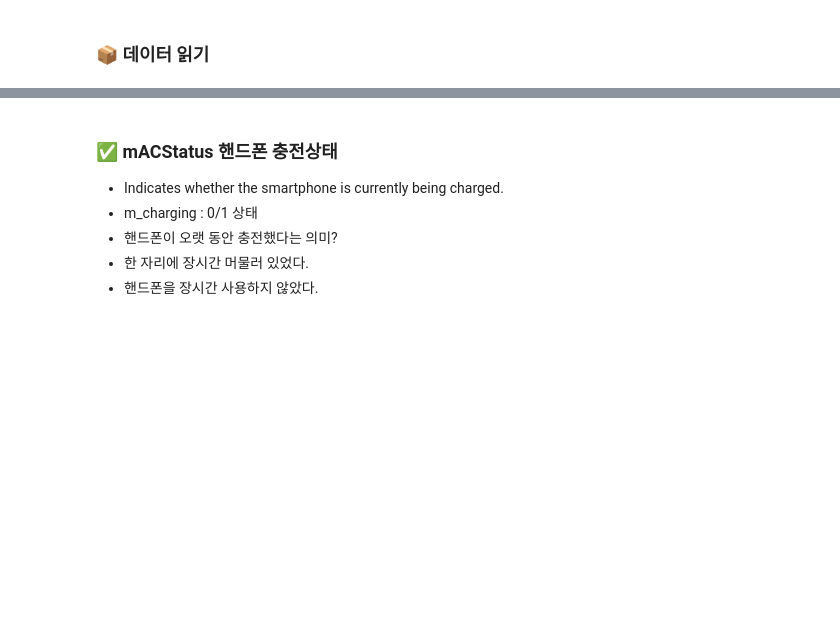
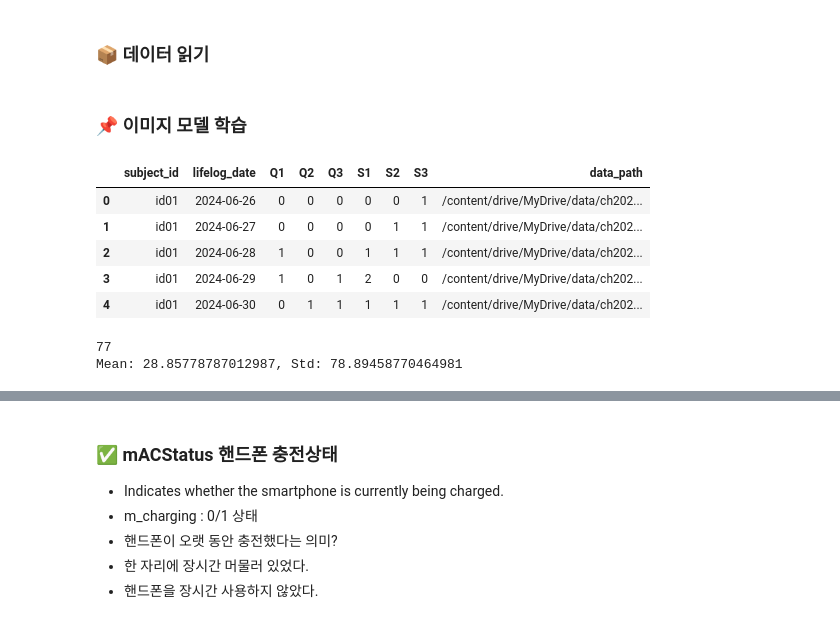
Before and after one commit to jacobgreen4477/The-4th-ETRI-AI-Human-Understanding-Competition, a Jupyter notebook: etri_이미지학습_v1_0_1.ipynb, the cells around one changed output, grey strips where cells are left out. Saved outputs shown, nothing was run; the diff lists cells and outputs as text; code cells hidden in the pictures; blank space fills up the shorter version.

```diff
--- a/etri_이미지학습_v1_0_1.ipynb
+++ b/etri_이미지학습_v1_0_1.ipynb
@@ -176,3 +193,17 @@ wPedo = pd.read_parquet(path+'ch2025_wPedo.parquet')
 # 2
 train = pd.read_csv('/content/drive/MyDrive/data/ch2025_metrics_train.csv')
 test = pd.read_csv('/content/drive/MyDrive/data/ch2025_submission_sample.csv')
+# %% [markdown]
+### 📌 이미지 모델 학습
+# %%
+# 데이터
+valid_df = train[['subject_id','lifelog_date','Q1','Q2','Q3','S1','S2','S3']].head(77)
+valid_df['data_path'] = valid_df.apply(lambda row:f"{path}ch7/user{row['subject_id']}_{row['lifelog_date']}_ch7.png", axis=1)
+valid_df.head()
+# %% [output]
+|  | subject_id | lifelog_date | Q1 | Q2 | Q3 | S1 | S2 | S3 | data_path |
+| 0 | id01 | 2024-06-26 | 0 | 0 | 0 | 0 | 0 | 1 | /content/drive/MyDrive/data/ch202... |
+| 1 | id01 | 2024-06-27 | 0 | 0 | 0 | 0 | 1 | 1 | /content/drive/MyDrive/data/ch202... |
+| 2 | id01 | 2024-06-28 | 1 | 0 | 0 | 1 | 1 | 1 | /content/drive/MyDrive/data/ch202... |
+| 3 | id01 | 2024-06-29 | 1 | 0 | 1 | 2 | 0 | 0 | /content/drive/MyDrive/data/ch202... |
+| 4 | id01 | 2024-06-30 | 0 | 1 | 1 | 1 | 1 | 1 | /content/drive/MyDrive/data/ch202... |
@@ -178,0 +252,28 @@ test = pd.read_csv('/content/drive/MyDrive/data/ch2025_submission_sample.csv')
+# %%
+# 이미지가 저장된 폴더 경로
+folder_path = f'{path}ch7'
+
+# 이미지 파일 목록 가져오기
+image_files = [f for f in os.listdir(folder_path) if os.path.isfile(os.path.join(folder_path, f)) and f.endswith("_ch7.png")]
+print(len(image_files))
+
+# 모든 이미지를 읽어 numpy 배열에 저장
+images = []
+for file in image_files:
+    image_path = os.path.join(folder_path, file)
+    image = cv2.imread(image_path, cv2.IMREAD_GRAYSCALE)  # 흑백 이미지로 읽기
+    if image is not None:
+        images.append(image)
+
+# 이미지 배열을 numpy 배열로 변환
+images_array = np.array(images)
+
+# 각 픽셀의 평균과 표준편차 계산
+mean = np.mean(images_array)
+std = np.std(images_array)
+
+# 결과 출력
+print(f"Mean: {mean}, Std: {std}")
+# %% [output]
+77
+Mean: 28.85778787012987, Std: 78.89458770464981
```
Also changed, not shown: parts of 19 cells of this notebook.
